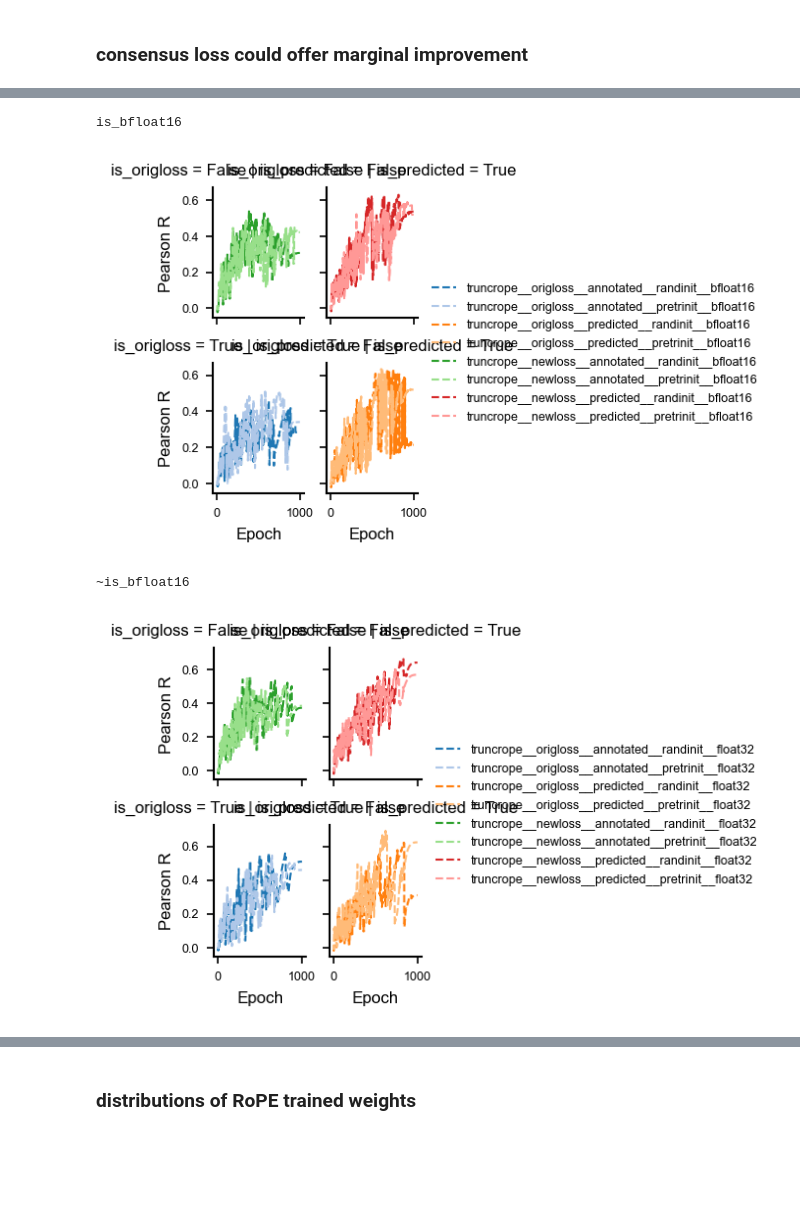
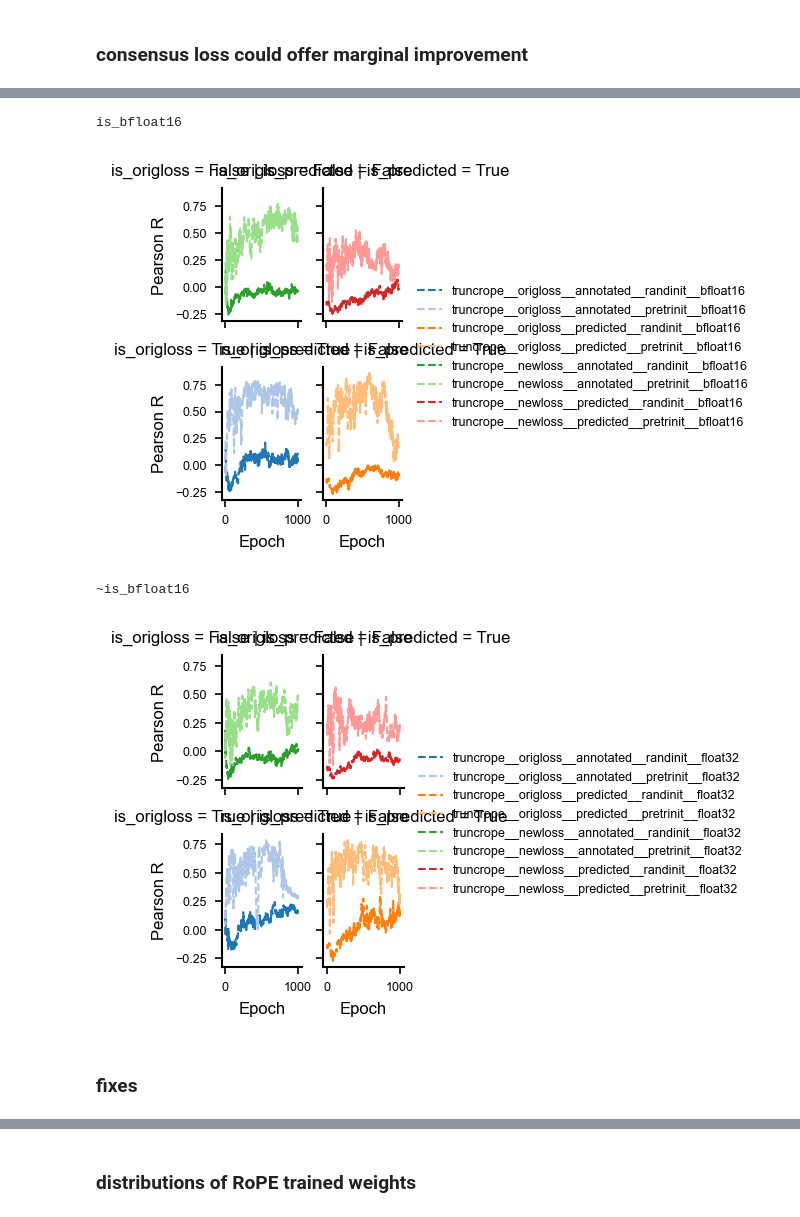
Before and after one commit to MiqG/alphagenome_finetuning_rna, a Jupyter notebook: figures/overfitting_single.ipynb, the cells around one changed output, grey strips where cells are left out. Cells and saved outputs as stored; diff of their text form; code cells hidden in the pictures; blank space fills up the shorter version.

```diff
--- a/figures/overfitting_single.ipynb
+++ b/figures/overfitting_single.ipynb
@@ -291,7 +291,7 @@ is_bfloat16
 x = pd.concat([
     (
         X[
-            ["epoch","density","run_name","splice_junctions_pearson_r"]
+            ["epoch","density","run_name","splice_junctions_pearson_r_acceptor_marginal"]
         ].drop_duplicates()
         .melt(id_vars=["epoch","density","run_name"], var_name="modality", value_name="metric_value")
         .assign(metric_name="auprc")
@@ -392,7 +392,7 @@ is_bfloat16
 x = pd.concat([
     (
         X[
-            ["epoch","density","run_name","splice_junctions_pearson_r"]
+            ["epoch","density","run_name","splice_junctions_pearson_r_acceptor_marginal"]
         ].drop_duplicates()
         .melt(id_vars=["epoch","density","run_name"], var_name="modality", value_name="metric_value")
         .assign(metric_name="auprc")
@@ -408,33 +408,35 @@ x = x.query("run_name.str.contains('truncrope')")
 for dtype in ["is_bfloat16","~is_bfloat16"]:
 
     print(dtype)
     if dtype=="is_bfloat16":
         data = x[x["is_bfloat16"]]
     else:
         data = x[~x["is_bfloat16"]]
 
     g = sns.relplot(
         kind="line",
         data=data,
         x="epoch",
         y="metric_value",
         hue="run_name", palette="tab20",
         col="is_predicted",
         row="is_origloss",
         linewidth=1, linestyle="dashed",
         facet_kws=dict(sharey=True),
         height=3.5*cm, aspect=0.85
     )
 
     g.set(
         xlabel="Epoch",
         ylabel="Pearson R"
     )
     g.legend.set_title("")
 
     plt.show()
 # %% [output]
 is_bfloat16
-[figure, old version]
+[figure, new version]
 ~is_bfloat16
-[figure, old version]
+[figure, new version]
+# %% [markdown]
+### fixes
```
Also changed, not shown: parts of 11 cells of this notebook, 4 other files.
